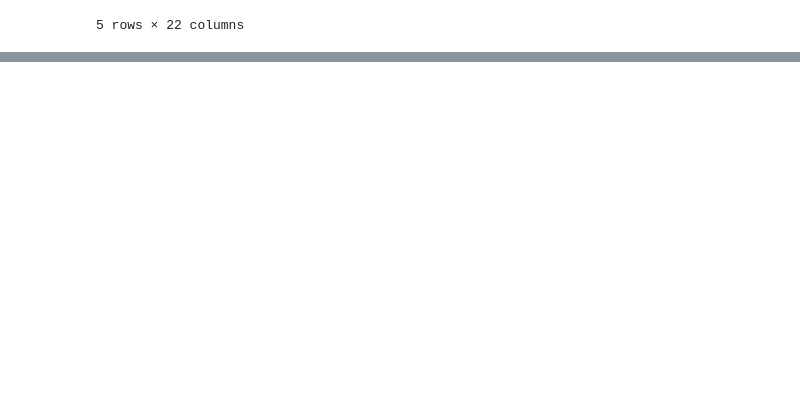
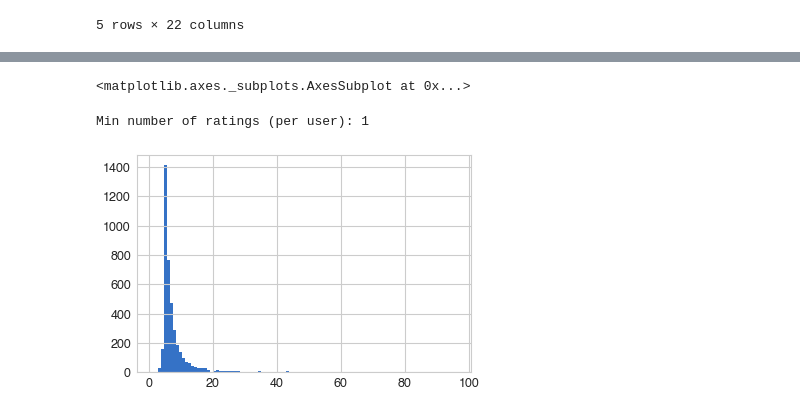
Before and after one commit to chelseanbr/hon-eats-recommender, a Jupyter notebook: eda.ipynb, the cells around one changed output, grey strips where cells are left out. Drawn from its saved outputs; the diff is of its cells as text; code cells hidden in the pictures; blank space fills up the shorter version.

```diff
--- a/eda.ipynb
+++ b/eda.ipynb
@@ -212,0 +265,3 @@ df_nonnull_users.head()
+# %%
+df_valid_users_subset_grouped = df_valid_users_subset.groupby('user_name').count()['bubble_rating'].reset_index()
+df_valid_users_subset_grouped[df_valid_users_subset_grouped['bubble_rating']>=3]
@@ -212,0 +282,4 @@ df_nonnull_users.head()
+# %%
+n = 5
+users_min_n_ratings = df_valid_users_subset_grouped[df_valid_users_subset_grouped['bubble_rating']>=n]['user_name'].to_list()
+len(users_min_n_ratings)
@@ -212,0 +290,5 @@ df_nonnull_users.head()
+# %%
+df_valid_users_subset_min_n_ratings = df_valid_users_subset.loc[df_valid_users_subset['user_name'].isin(users_min_n_ratings)]
+# %%
+utility_df = df_valid_users_subset_min_n_ratings.pivot_table(values='bubble_rating',index='user_name',columns='restaurant_name')
+utility_df.shape
@@ -212,0 +308,8 @@ df_nonnull_users.head()
+# %%
+ratings = (utility_df > 0).sum(axis=1)
+ratings.hist(bins=100)
+print('Min number of ratings (per user): {}'.format(ratings.min()))
+# %% [output]
+<matplotlib.axes._subplots.AxesSubplot at 0x...>
+Min number of ratings (per user): 1
+[figure, added]
```
Also changed, not shown: parts of 16 cells of this notebook.
